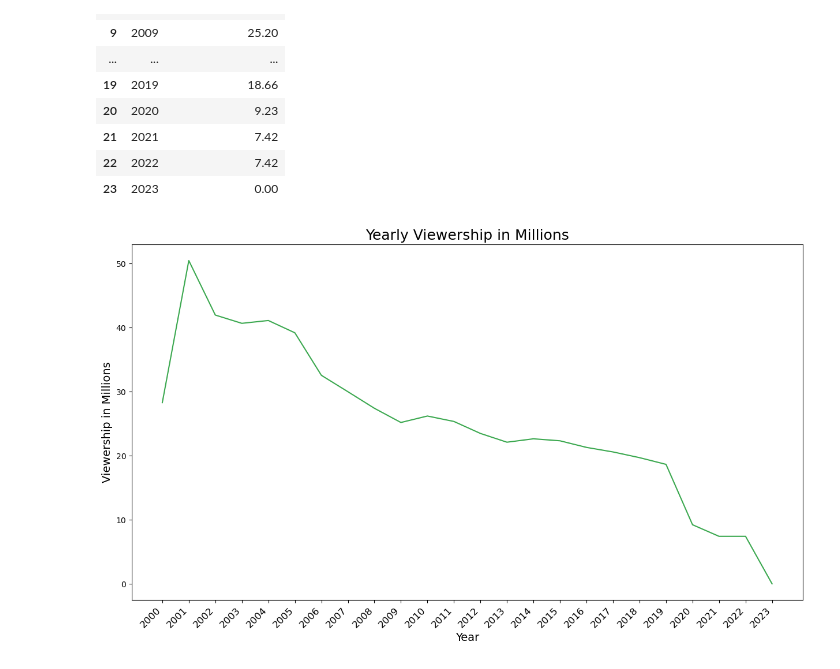
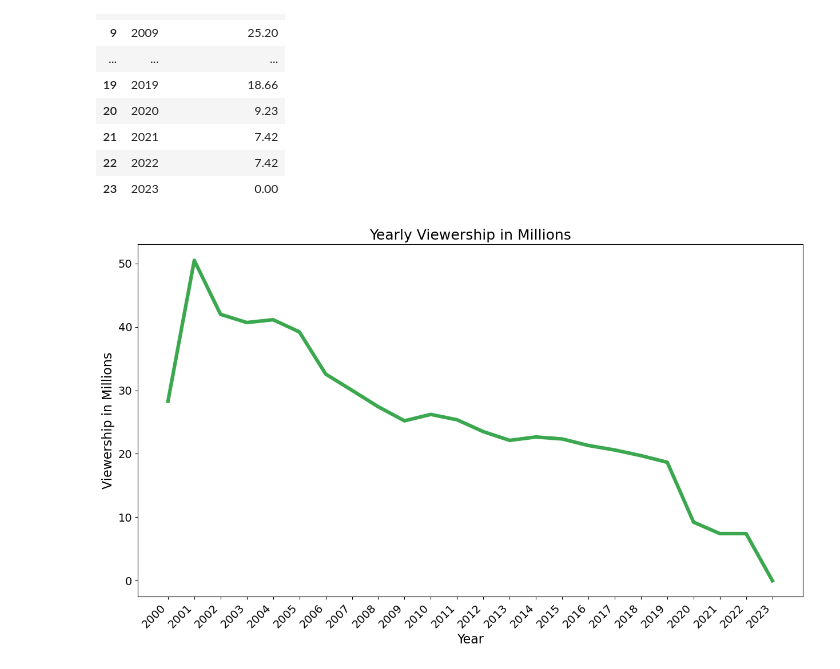
Before and after one commit to Erica-Exotica/DA8-capstone, a Jupyter notebook: notebook/CapstoneV2.ipynb, the cells around one changed output. Cells and saved outputs as stored; diff of their text form; code cells hidden in the pictures.

```diff
--- a/notebook/CapstoneV2.ipynb
+++ b/notebook/CapstoneV2.ipynb
@@ -148,11 +153,3 @@ ratings_df
 | 41 | 42 | Wednesday 8:00 pm | March 9, 2022 | 4.96[139] | May 25, 2022 | 5.11[140] | ... |
 | 42 | 43 | Wednesday 8:00 pm | September 21, 2022 | 5.04[141] | December 14, 2022 | 4.97[142] | ... |
 | 43 | 44 | Wednesday 8:00 pm | March 1, 2023 | 4.76[143] | May 24, 2023 | 4.41[144] | ... |
-# %%
-ratings_df['Premiered Date'] = ratings_df['Premiered Date'].str.replace(r'\[\d+\]', '')
-ratings_df['Ended Date'] = ratings_df['Ended Date'].str.replace(r'\[\d+\]', '')
-ratings_df['Viewers (in millions)'] = ratings_df['Viewers (in millions)'].str.replace(r'\[\d+\]', '')
-ratings_df['Premiere viewers (in millions)'] = ratings_df['Premiere viewers (in millions)'].str.replace(r'\[\d+\]', '')
-ratings_df['Premiere viewers (in millions)'] = ratings_df['Premiere viewers (in millions)'].str.replace(r'\[f\]', '')
-ratings_df['Year'] = ratings_df['Premiered Date'].str.split(', ').str[-1]
-ratings_df
@@ -176,0 +156,8 @@ ratings_df
+# %%
+ratings_df['Premiered Date'] = ratings_df['Premiered Date'].astype(str).str.replace(r'\[\d+\]', '', regex=True)
+ratings_df['Ended Date'] = ratings_df['Ended Date'].astype(str).str.replace(r'\[\d+\]', '', regex=True)
+ratings_df['Viewers (in millions)'] = ratings_df['Viewers (in millions)'].astype(str).str.replace(r'\[\d+\]', '', regex=True)
+ratings_df['Premiere viewers (in millions)'] = ratings_df['Premiere viewers (in millions)'].astype(str).str.replace(r'\[\d+\]', '', regex=True)
+ratings_df['Premiere viewers (in millions)'] = ratings_df['Premiere viewers (in millions)'].astype(str).str.replace(r'\[f\]', '', regex=True)
+ratings_df['Year'] = ratings_df['Premiered Date'].str.split(', ').str[-1]
+ratings_df
@@ -3159,13 +3164,14 @@ viewership_by_year
 | 23 | 2023 | 0.00 |
 # %%
 plt.figure(figsize=(15,8))
-plt.plot(viewership_by_year['Year'], viewership_by_year['Viewers (in millions)'], color='#3ba84f')
+plt.plot(viewership_by_year['Year'], viewership_by_year['Viewers (in millions)'], linewidth=4.5, color='#3ba84f')
 
-plt.xlabel('Year', fontsize=14)
-plt.ylabel('Viewership in Millions', fontsize=14)
+plt.xlabel('Year', fontsize=16)
+plt.ylabel('Viewership in Millions', fontsize=16)
 plt.title('Yearly Viewership in Millions', fontsize=18)
-plt.xticks(rotation=45, ha= 'right', fontsize=12)
+plt.xticks(rotation=45, ha= 'right', fontsize=14)
+plt.yticks(fontsize=14)
 
 plt.show()
 # %% [output]
-[figure, old version]
+[figure, new version]
```
Also changed, not shown: parts of 8 cells of this notebook, 1 other file.
